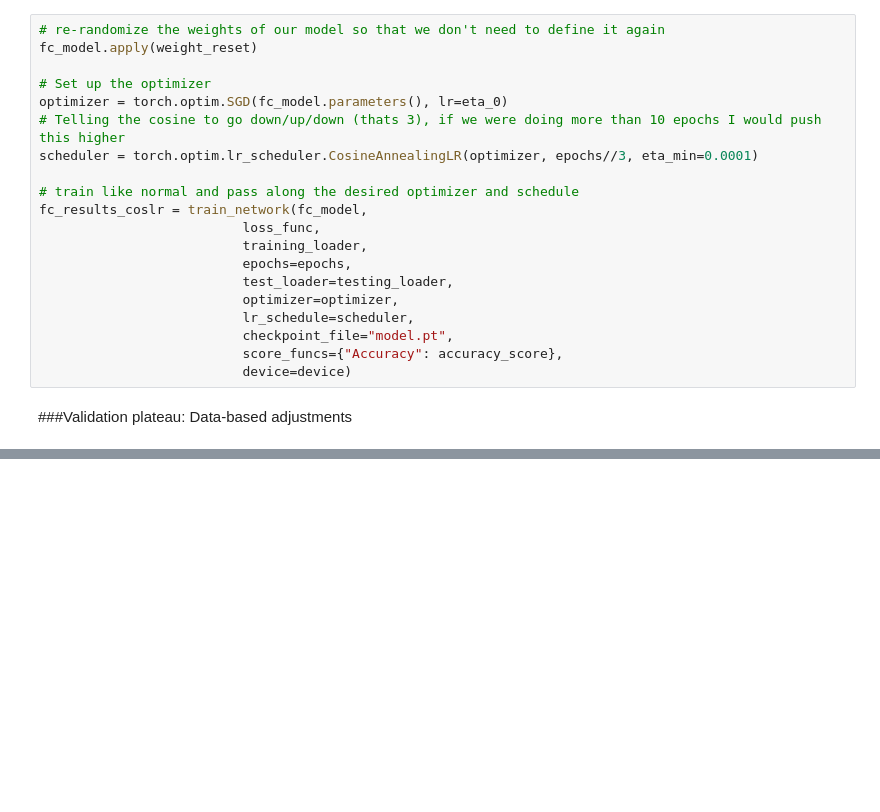
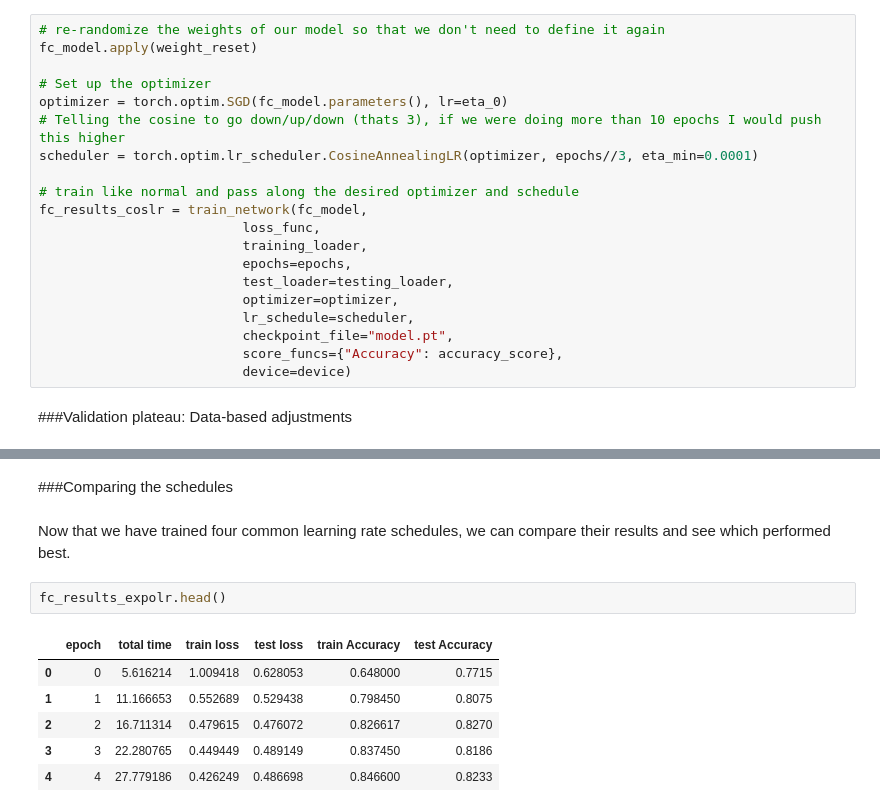
Before and after one commit to rahiakela/deep-learning-research-and-practice, a Jupyter notebook: inside-deep-learing/05-modern-training-techniques/02_learning_rate_schedules.ipynb, the cells around one changed output, grey strips where cells are left out. Cells and saved outputs as stored; diff of their text form; blank space fills up the shorter version.

```diff
--- a/inside-deep-learing/05-modern-training-techniques/02_learning_rate_schedules.ipynb
+++ b/inside-deep-learing/05-modern-training-techniques/02_learning_rate_schedules.ipynb
@@ -432,0 +495,14 @@ fc_results_coslr = train_network(fc_model,
+# %% [markdown]
+###Comparing the schedules
+# %% [markdown]
+Now that we have trained four common learning rate schedules, we can compare their
+results and see which performed best.
+# %%
+fc_results_expolr.head()
+# %% [output]
+|  | epoch | total time | train loss | test loss | train Accuracy | test Accuracy |
+| 0 | 0 | 5.616214 | 1.009418 | 0.628053 | 0.648000 | 0.7715 |
+| 1 | 1 | 11.166653 | 0.552689 | 0.529438 | 0.798450 | 0.8075 |
+| 2 | 2 | 16.711314 | 0.479615 | 0.476072 | 0.826617 | 0.8270 |
+| 3 | 3 | 22.280765 | 0.449449 | 0.489149 | 0.837450 | 0.8186 |
+| 4 | 4 | 27.779186 | 0.426249 | 0.486698 | 0.846600 | 0.8233 |
```
Also changed, not shown: parts of 8 cells of this notebook.
